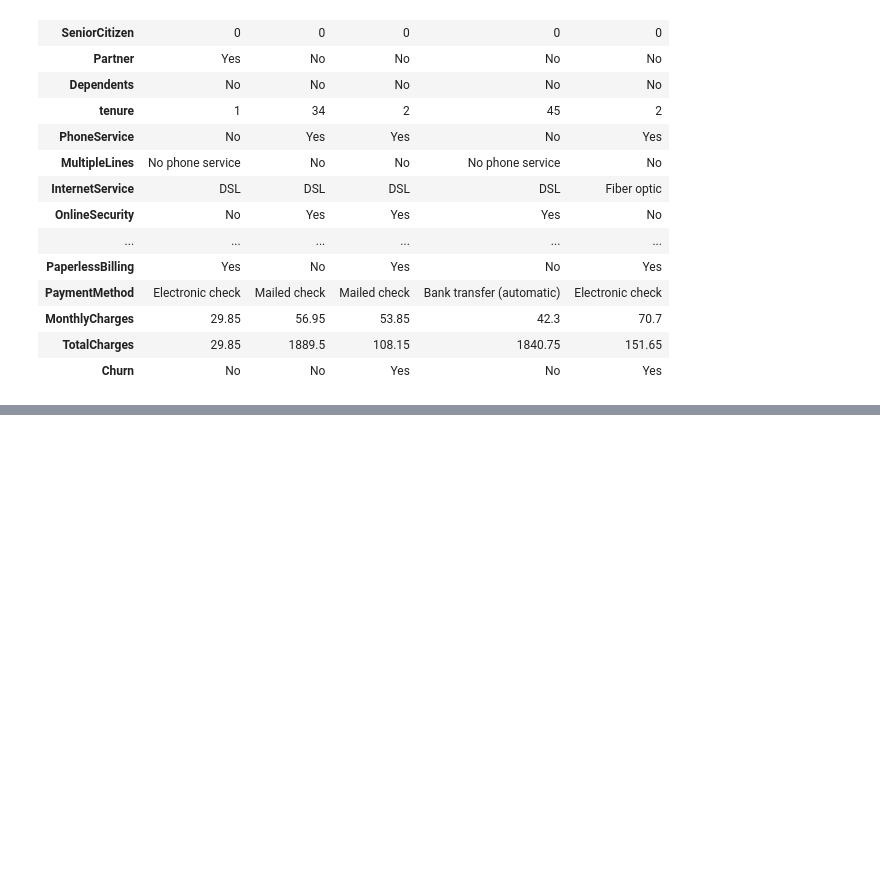
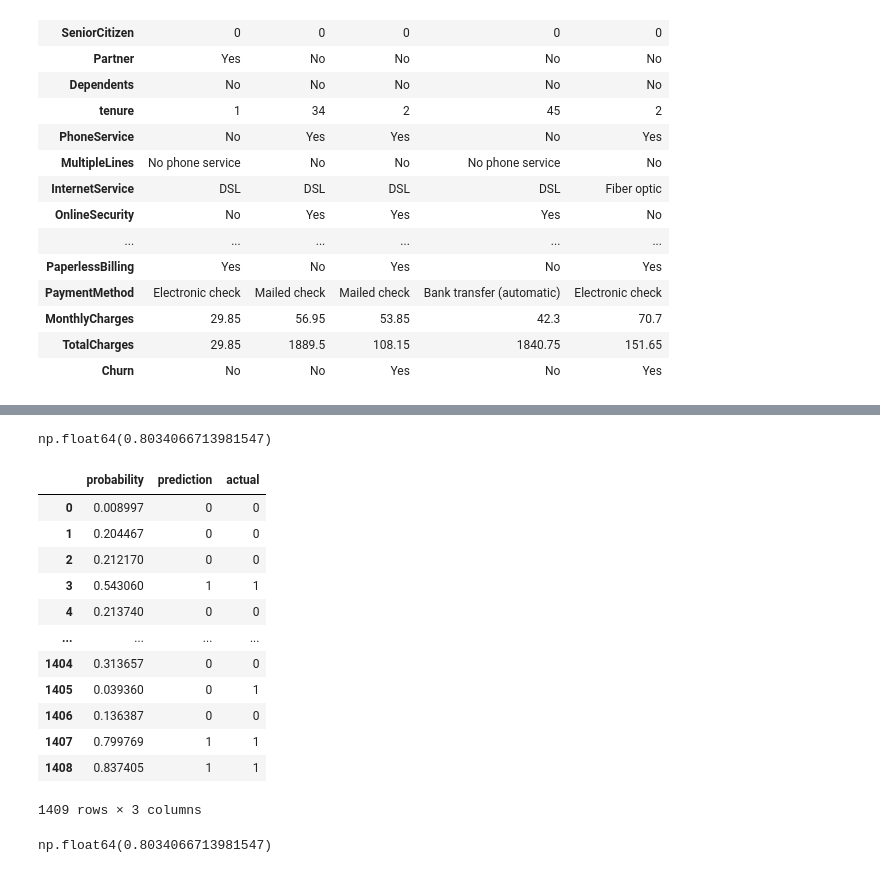
Before and after one commit to Budad22/Machine-Learning_homework, a Jupyter notebook: 03/03.ipynb, the cells around one changed output, grey strips where cells are left out. Cells and saved outputs as stored; diff of their text form; code cells hidden in the pictures; blank space fills up the shorter version.

```diff
--- a/03/03.ipynb
+++ b/03/03.ipynb
@@ -57,0 +96,20 @@ categorical_columns
+# %%
+numerical = ['tenure', 'monthlycharges', 'totalcharges']
+categorical = [
+    'gender',
+    'seniorcitizen',
+    'partner',
+    'dependents',
+    'phoneservice',
+    'multiplelines',
+    'internetservice',
+    'onlinesecurity',
+    'onlinebackup',
+    'deviceprotection',
+    'techsupport',
+    'streamingtv',
+    'streamingmovies',
+    'contract',
+    'paperlessbilling',
+    'paymentmethod',
+]
@@ -57,0 +223,16 @@ categorical_columns
+# %%
+dicts = df[categorical + numerical].to_dict(orient= 'records')
+
+from sklearn.feature_extraction import DictVectorizer
+from sklearn.linear_model import LogisticRegression
+
+dv = DictVectorizer(sparse = False)
+train_dict = df_train[categorical + numerical].to_dict(orient = 'records')
+X_train = dv.fit_transform(train_dict)
+val_dict = df_val[categorical + numerical].to_dict(orient = 'records')
+X_val = dv.transform(val_dict)
+# %%
+model = LogisticRegression(solver='lbfgs')
+model.fit(X_train, y_train)
+y_pred = model.predict_proba(X_val)[:, 1]
+churn_decision = (y_pred >= 0.5)
@@ -57,0 +247,29 @@ categorical_columns
+# %%
+(y_val == churn_decision).mean()
+# %% [output]
+np.float64(0.8034066713981547)
+# %%
+df_pred = pd.DataFrame()
+df_pred['probability'] = y_pred
+df_pred['prediction'] = churn_decision.astype(int)
+df_pred['actual'] = y_val
+df_pred
+# %% [output]
+|  | probability | prediction | actual |
+| 0 | 0.008997 | 0 | 0 |
+| 1 | 0.204467 | 0 | 0 |
+| 2 | 0.212170 | 0 | 0 |
+| 3 | 0.543060 | 1 | 1 |
+| 4 | 0.213740 | 0 | 0 |
+| ... | ... | ... | ... |
+| 1404 | 0.313657 | 0 | 0 |
+| 1405 | 0.039360 | 0 | 1 |
+| 1406 | 0.136387 | 0 | 0 |
+| 1407 | 0.799769 | 1 | 1 |
+| 1408 | 0.837405 | 1 | 1 |
+1409 rows × 3 columns
+# %%
+df_pred['correct'] = df_pred.prediction == df_pred.actual
+df_pred.correct.mean()
+# %% [output]
+np.float64(0.8034066713981547)
```
Also changed, not shown: parts of 10 cells of this notebook.
